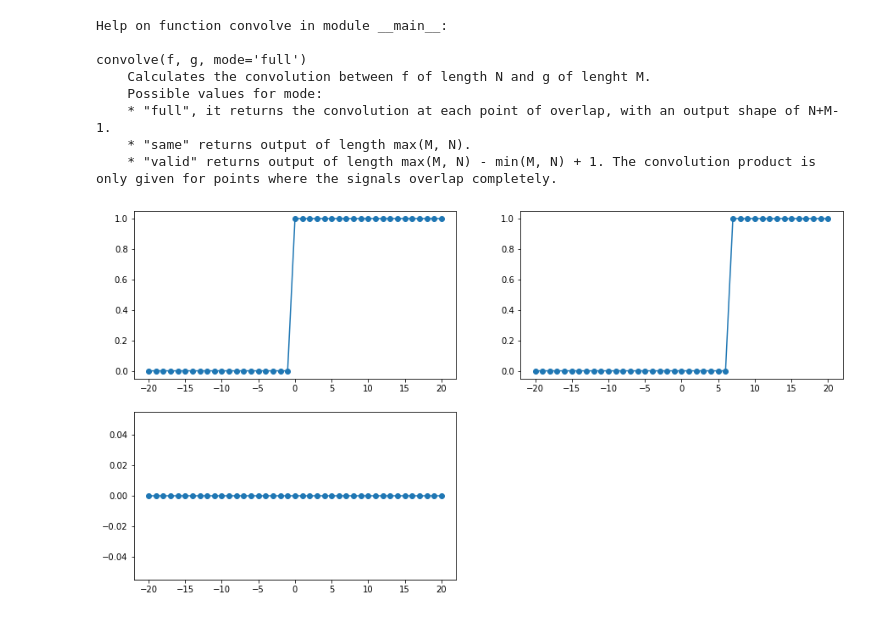
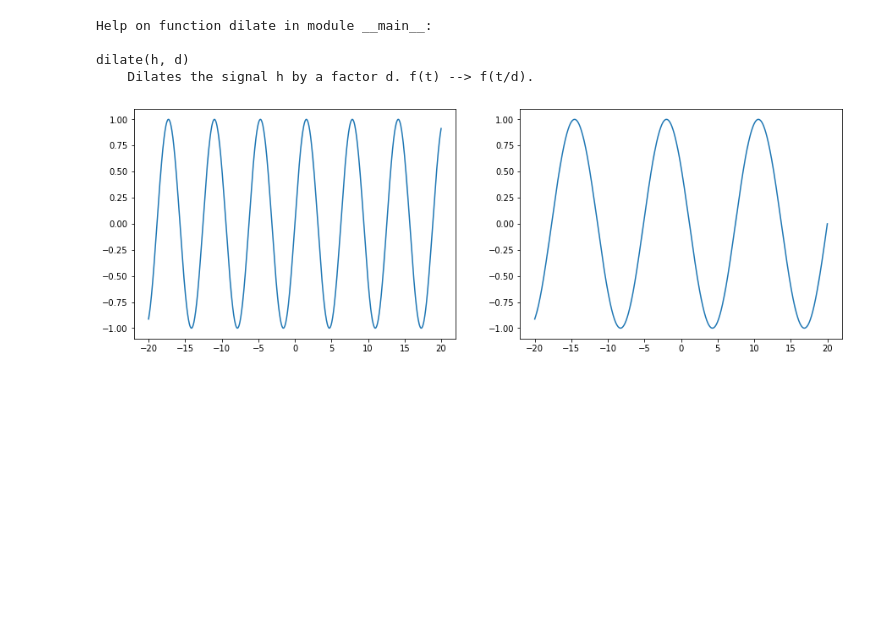
Before and after one commit to TheUser0571/Notebooks_for_SS, a Jupyter notebook: Signal_Operator_Library.ipynb, the cells around one changed output. Saved outputs shown, nothing was run; the diff lists cells and outputs as text; code cells hidden in the pictures; blank space fills up the shorter version.

Commit message:
Implemented dilation in signal operator library

```diff
--- a/Signal_Operator_Library.ipynb
+++ b/Signal_Operator_Library.ipynb
@@ -230,7 +231,7 @@ class continuous:
         return np.cos(w0 * t)
 
     # Sine
-    def sin(n, w0=1, degrees=False):
+    def sin(t, w0=1, degrees=False):
         """Calculates sin(t*w0). Set degrees=True if working with angles in degrees."""
         assert type(w0) != complex, 'sin: w0 should be a real number.'
         if degrees:
@@ -315,35 +316,39 @@ class continuous:
         t = discrete.check_t(h, t, 'DTFT_modulation')
         return np.exp(1j*w0*t) * h
 
-    def dilate(h, d, t):
+    def dilate(h, d):
         """Dilates the signal h by a factor d. f(t) --> f(t/d)."""
-        pass
+        # Interpolate function at times t/d
+        if d >= 1:
+            x = d * np.linspace(0, len(h)-1, len(h))
+            interp_func = interpolate.interp1d(x, h, kind='cubic')
+            h_new = interp_func(np.linspace(0, len(h)-1, len(h)))
+        else:
+            x = np.linspace(0, len(h)-1, len(h))
+            interp_func = interpolate.interp1d(x, h, kind='cubic')
+            h_new = interp_func(np.linspace(0, len(h)-1, int(len(h)*d)))
+            # Zero padding
+            h_new = np.concatenate([h_new, np.zeros(len(h) - len(h_new))])
+        return h_new
 # %%
-help(discrete.convolve)
+help(continuous.dilate)
 # %% [output]
-Help on function convolve in module __main__:
+Help on function dilate in module __main__:
 
-convolve(f, g, mode='full')
-    Calculates the convolution between f of length N and g of lenght M.
-    Possible values for mode:
-    * "full", it returns the convolution at each point of overlap, with an output shape of N+M-1.
-    * "same" returns output of length max(M, N).
-    * "valid" returns output of length max(M, N) - min(M, N) + 1. The convolution product is only given for points where the signals overlap completely.
+dilate(h, d)
+    Dilates the signal h by a factor d. f(t) --> f(t/d).
 # %%
 #m = np.linspace(0, 49, 50)
-n = np.linspace(-20, 20, 41)
-h = discrete.unit_jump(n)
-sig = discrete.shift(h, -7)
+n = np.linspace(-20, 20, 1001)
+h = continuous.sin(n)
+sig = continuous.dilate(h, 2)
 # %%
 plt.close('all')
-plt.figure(figsize=(15, 8))
-plt.subplot(221)
-plt.plot(n, h, '-o')
-plt.subplot(222)
-plt.plot(n, sig.real, '-o')
-plt.subplot(223)
-plt.plot(n, sig.imag, '-o')
-# plt.subplot(224)
+plt.figure(figsize=(15, 5))
+plt.subplot(121)
+plt.plot(n, h)
+plt.subplot(122)
+plt.plot(n, sig.real)
 plt.show()
 # %% [output]
-[figure, old version]
+[figure, new version]
```
Also changed, not shown: parts of 1 cell of this notebook.
